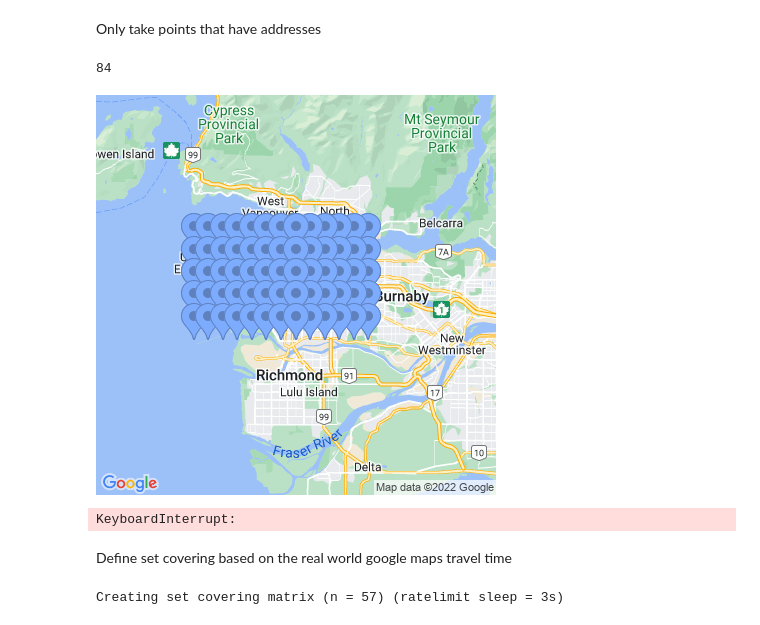
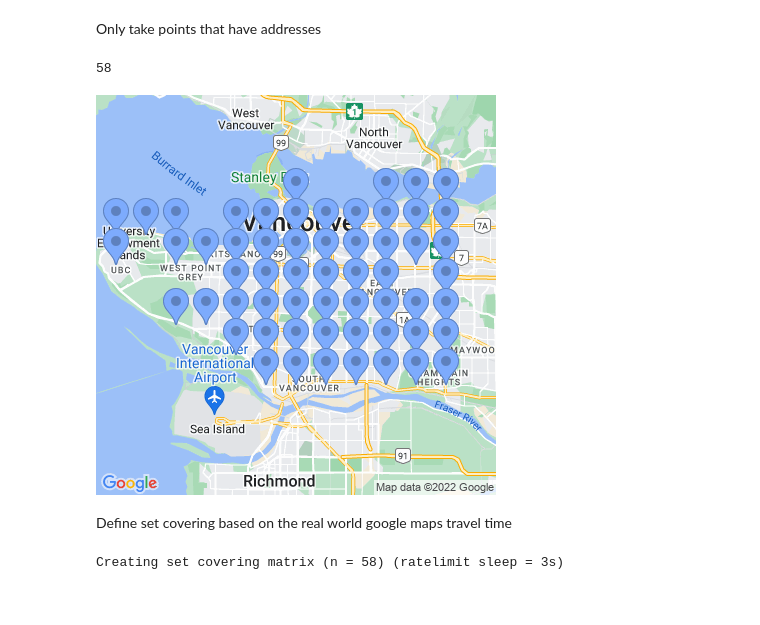
Before and after one commit to rctcwyvrn/math441-project, a Jupyter notebook: maps_model.ipynb, the cells around one changed output. Cells and saved outputs as stored; diff of their text form; code cells hidden in the pictures.

```diff
--- a/maps_model.ipynb
+++ b/maps_model.ipynb
@@ -18,17 +18,17 @@ Only take points that have addresses
 # %%
 test_problem_center = (49.249828, -123.125774)
 test_problem_top_left = (49.295863, -123.270310)
 test_problem_bottom_right = (49.196127, -123.021401)
-test_problem_points = utils.equidistant_points(test_problem_center, test_problem_top_left, test_problem_bottom_right, height=6, width=20, unit=0.02)
+test_problem_points = utils.equidistant_points()
+# print(len(test_problem_points))
+# display(utils.get_map(test_problem_center, markers=[("blue", test_problem_points)], zoom=11))
+# test_problem_points = list(filter(lambda p: utils.is_on_land(p), test_problem_points))
+test_problem_points = list(filter(lambda p: utils.has_address_in(p), test_problem_points))
 print(len(test_problem_points))
 display(utils.get_map(test_problem_center, markers=[("blue", test_problem_points)], zoom=11))
-test_problem_points = list(filter(lambda p: utils.has_address_in(p, city="Vancouver"), test_problem_points))
-print(len(test_problem_points))
-display(utils.get_map(test_problem_center, markers=[("blue", test_problem_points)], zoom=11))
 # %% [output]
-84
+58
-[figure, old version]
+[figure, new version]
-KeyboardInterrupt:
 # %% [markdown]
 Define set covering based on the real world google maps travel time
 # %%
@@ -61,9 +61,9 @@ def make_set_covering_problem(positions):
     # covering_matrix = np.array([[1 if t < NINE_MINS else 0 for t in row] for row in times])
     # return covering_matrix.reshape(len(positions), len(positions))
 # %%
-solution = utils.linprog_solver(test_problem_points, make_set_covering_problem(test_problem_points))
+solution = utils.set_covering_linprog_solver(test_problem_points, make_set_covering_problem(test_problem_points))
 # %% [output]
-Creating set covering matrix (n = 57) (ratelimit sleep = 3s)
+Creating set covering matrix (n = 58) (ratelimit sleep = 3s)
 # %%
 print(f"Locations used: {len(solution)}")
 # %% [output]
```
Also changed, not shown: parts of 8 cells of this notebook, 6 other files.
